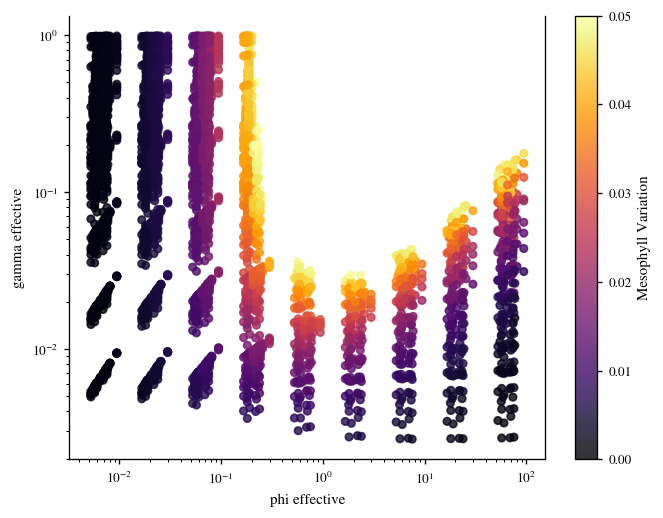
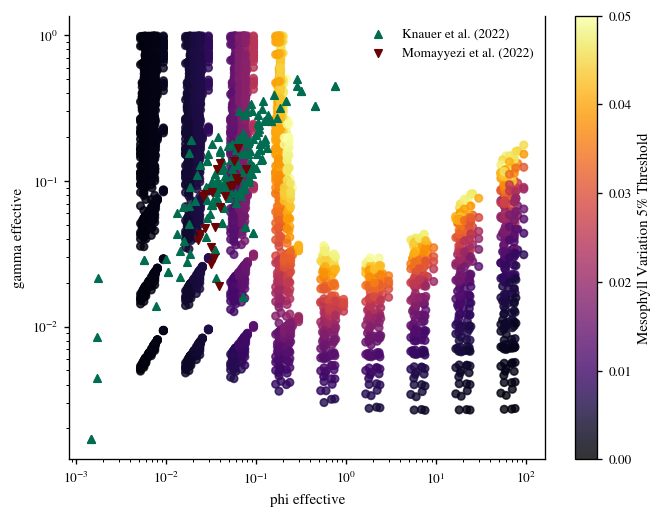
Unified diff of the notebook cell whose output changed from the first chart to the second:
--- before
+++ after
@@ -56,6 +56,9 @@
     vmax=threshold,
 )
+plt.scatter(knauer_phi_eff, knauer_gamma_eff, s=20, marker="^", color="#016D50", label="Knauer et al. (2022)")
+plt.scatter(moma_phi_eff, moma_gamma_eff, s=20, marker="v", color="#6A0303", label="Momayyezi et al. (2022)")
+ax.legend()
 cbar = plt.colorbar(sc, ax=ax)
-cbar.set_label("Mesophyll Variation")
+cbar.set_label("Mesophyll Variation 5% Threshold")
 ax.set_xscale("log")
 ax.set_yscale("log")

Commit: data